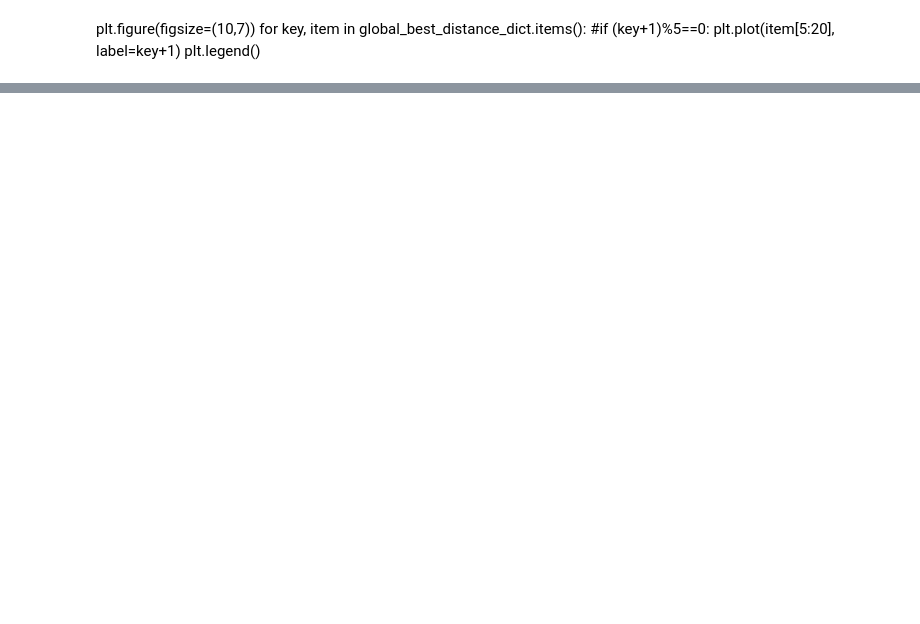
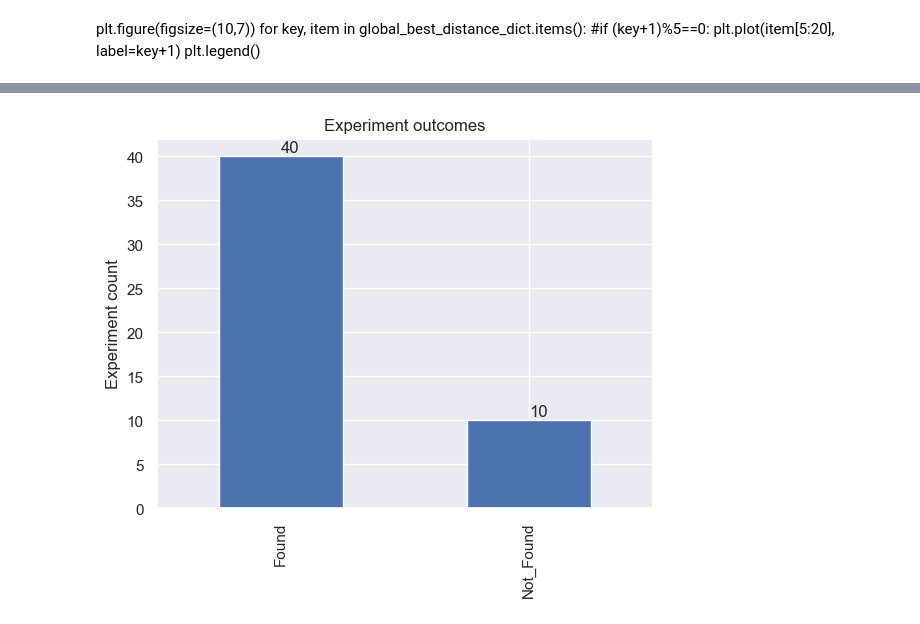
Before and after one commit to MadushanPathirana/Intelligent_Agents_in_Gaming, a Jupyter notebook: POS.ipynb, the cells around one changed output, grey strips where cells are left out. Saved outputs shown, nothing was run; the diff lists cells and outputs as text; code cells hidden in the pictures; blank space fills up the shorter version.

```diff
--- a/POS.ipynb
+++ b/POS.ipynb
@@ -174,26 +181,33 @@ while run:
         else:
             # Move seekers and update their positions
             for  seeker in rescue_team:
+                    if seeker.statues=='not found':
+                        seeker.move(global_best_coordinates)
+                    seeker.distance_to_source()
+                    seeker.update_personal_best()
+                    seeker.distance_traveled()
+
                     if seeker.total_distance_traveled>50:
 
                         seeker.r=[0,0]
                         seeker.w=0
                         seeker.color='yellow'
-                    seeker.move(global_best_coordinates,update_parameters=False)
+
 
                     # Check for a winning condition
                     if seeker.personal_best <= 2.5:
                         seeker.color='green'
                         print('win')
+                        seeker.statues='found'
+                        seeker.step=step
+                        seeker.generation=generation
                         run=False
 
                     # Store seeker's location and update distance-related information
                     seeker_location=[seeker.x,seeker.y,seeker.Vx,seeker.Vy]
                     seeker_location.append(seeker.color)
                     seeker_new_location.append(seeker_location)
-                    seeker.distance_to_source()
-                    seeker.update_personal_best()
-                    seeker.distance_traveled()
+
 
             # Update global best location based on the new positions of seekers
             global_best_location,global_best_coordinates=update_global_best_location(rescue_team,global_best_location,global_best_coordinates)
@@ -226,7 +240,7 @@ while run:
     generation = generation+1
 
     # Terminate the simulation after a certain number of generations
-    if generation>=20:
+    if generation>=50:
         run=False
 # %% [output]
 win
@@ -236,0 +256,4 @@ win
+# %%
+for seeker in rescue_team:
+    if seeker.statues == 'found':
+        print(seeker.generation,seeker.step,seeker.total_distance_traveled)
@@ -302,0 +526,9 @@ plt.close()
+# %%
+results=pd.DataFrame({'experiment_id':exp_id ,'seeker_id':seeker_id_list,'successful_generation':successful_gen,'total_distance_travled':total_distance_travled,
+                        'c1':c1_list,
+                        'c2':c2_list,
+                        'r1':r1_list,
+                        'r2':r2_list})
+# %%
+results.loc[  results[results.seeker_id.isna()].index,'experiment_outcome']='Not_Found'
+results.loc[  results[~results.seeker_id.isna()].index,'experiment_outcome']='Found'
@@ -302,0 +554,10 @@ plt.close()
+# %%
+ax=results.experiment_outcome.value_counts().plot(kind='bar');
+val1=results.experiment_outcome.value_counts()[0]
+val2=results.experiment_outcome.value_counts()[1]
+ax.text(0,val1+.5,str(val1))
+ax.text(1,val2+.5,str(val2))
+plt.title('Experiment outcomes');
+plt.ylabel('Experiment count');
+# %% [output]
+[figure, added]
```
Also changed, not shown: parts of 16 cells of this notebook, 2 other files.
